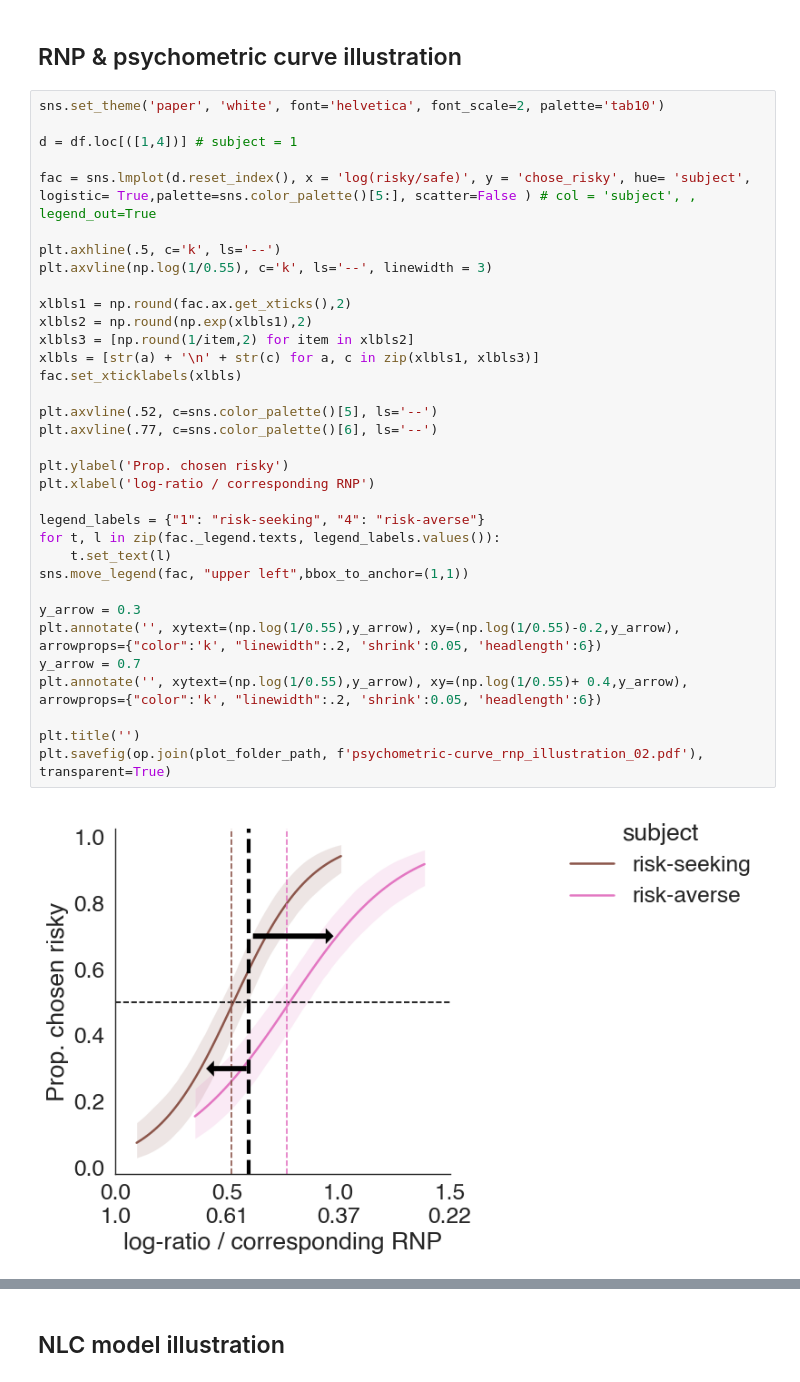
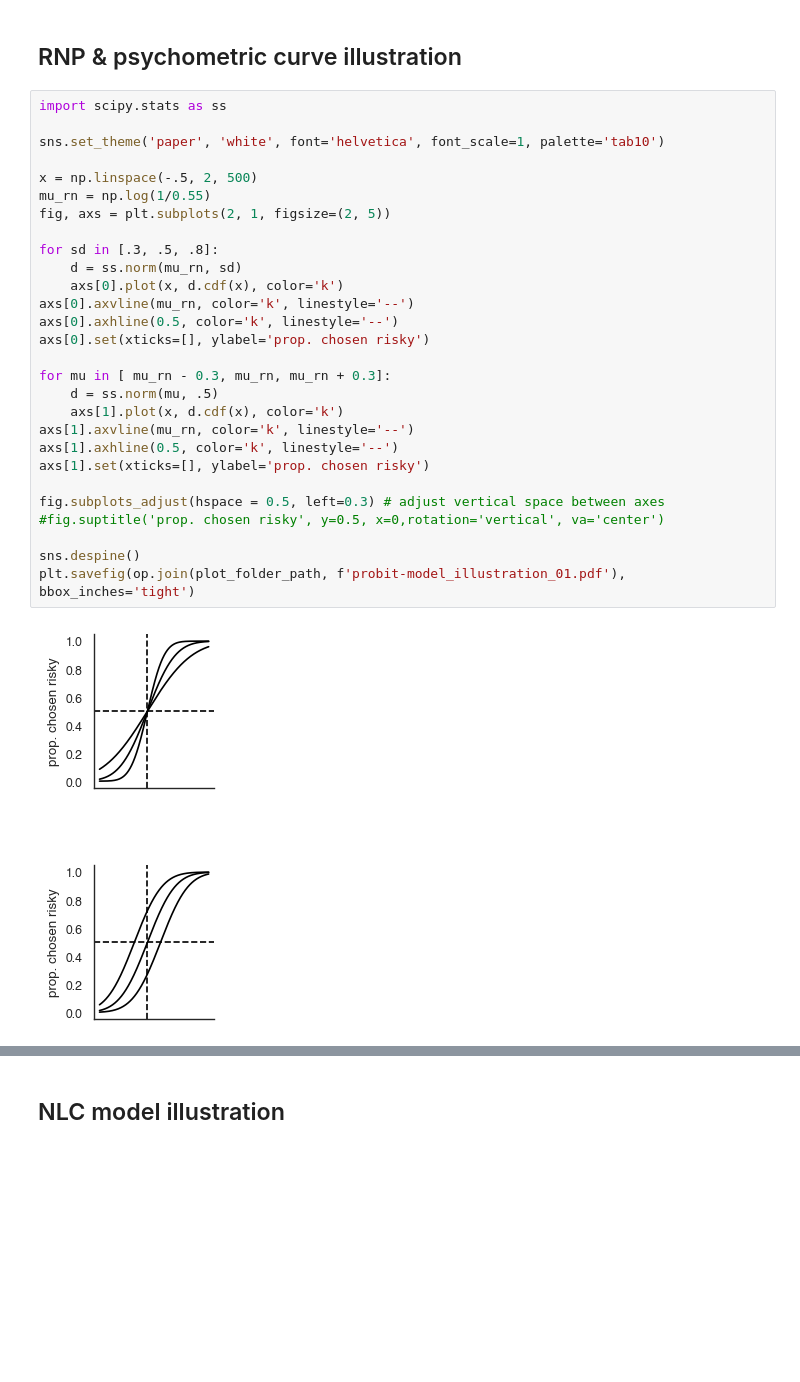
Before and after one commit to Gilles86/stress_risk, a Jupyter notebook: stress_risk/plots_for_paper/paper_fig_probit.ipynb, the cells around one changed output, grey strips where cells are left out. Cells and saved outputs as stored; diff of their text form; blank space fills up the shorter version.

```diff
--- a/stress_risk/plots_for_paper/paper_fig_probit.ipynb
+++ b/stress_risk/plots_for_paper/paper_fig_probit.ipynb
@@ -18,39 +21,33 @@ group_mapping = df.groupby(['subject', 'group']).size().reset_index(['group']).d
 # Methdos
 # %% [markdown]
 ## RNP & psychometric curve illustration
-# %%
-sns.set_theme('paper', 'white', font='helvetica', font_scale=2, palette='tab10')
-
-d = df.loc[([1,4])] # subject = 1
-
-fac = sns.lmplot(d.reset_index(), x = 'log(risky/safe)', y = 'chose_risky', hue= 'subject',  logistic= True,palette=sns.color_palette()[5:], scatter=False ) # col = 'subject', , legend_out=True
-
-plt.axhline(.5, c='k', ls='--')
-plt.axvline(np.log(1/0.55), c='k', ls='--', linewidth = 3)
-
-xlbls1 = np.round(fac.ax.get_xticks(),2)
-xlbls2 = np.round(np.exp(xlbls1),2)
-xlbls3 = [np.round(1/item,2) for item in xlbls2]
-xlbls = [str(a) + '\n' + str(c) for a, c in zip(xlbls1, xlbls3)]
-fac.set_xticklabels(xlbls)
-
-plt.axvline(.52, c=sns.color_palette()[5], ls='--')
-plt.axvline(.77, c=sns.color_palette()[6], ls='--')
-
-plt.ylabel('Prop. chosen risky')
-plt.xlabel('log-ratio / corresponding RNP')
-
-legend_labels = {"1": "risk-seeking", "4": "risk-averse"}
-for t, l in zip(fac._legend.texts, legend_labels.values()):
-    t.set_text(l)
-sns.move_legend(fac, "upper left",bbox_to_anchor=(1,1))
-
-y_arrow = 0.3
-plt.annotate('', xytext=(np.log(1/0.55),y_arrow), xy=(np.log(1/0.55)-0.2,y_arrow), arrowprops={"color":'k', "linewidth":.2, 'shrink':0.05, 'headlength':6})
-y_arrow = 0.7
-plt.annotate('', xytext=(np.log(1/0.55),y_arrow), xy=(np.log(1/0.55)+ 0.4,y_arrow), arrowprops={"color":'k', "linewidth":.2, 'shrink':0.05, 'headlength':6})
-
-plt.title('')
-plt.savefig(op.join(plot_folder_path, f'psychometric-curve_rnp_illustration_02.pdf'), transparent=True)
-# %% [output]
-[figure, removed]
+# %%
+import scipy.stats as ss
+
+sns.set_theme('paper', 'white', font='helvetica', font_scale=1, palette='tab10')
+
+x = np.linspace(-.5, 2, 500)
+mu_rn = np.log(1/0.55)
+fig, axs = plt.subplots(2, 1, figsize=(2, 5))
+
+for sd in [.3, .5, .8]:
+    d = ss.norm(mu_rn, sd)
+    axs[0].plot(x, d.cdf(x), color='k')
+axs[0].axvline(mu_rn, color='k', linestyle='--')
+axs[0].axhline(0.5, color='k', linestyle='--')
+axs[0].set(xticks=[], ylabel='prop. chosen risky')
+
+for mu in [ mu_rn - 0.3, mu_rn, mu_rn + 0.3]:
+    d = ss.norm(mu, .5)
+    axs[1].plot(x, d.cdf(x), color='k')
+axs[1].axvline(mu_rn, color='k', linestyle='--')
+axs[1].axhline(0.5, color='k', linestyle='--')
+axs[1].set(xticks=[], ylabel='prop. chosen risky')
+
+fig.subplots_adjust(hspace = 0.5, left=0.3) # adjust vertical space between axes
+#fig.suptitle('prop. chosen risky', y=0.5, x=0,rotation='vertical', va='center')
+
+sns.despine()
+plt.savefig(op.join(plot_folder_path, f'probit-model_illustration_01.pdf'), bbox_inches='tight')
+# %% [output]
+[figure, added]
```
Also changed, not shown: parts of 29 cells of this notebook, 1 other file.
